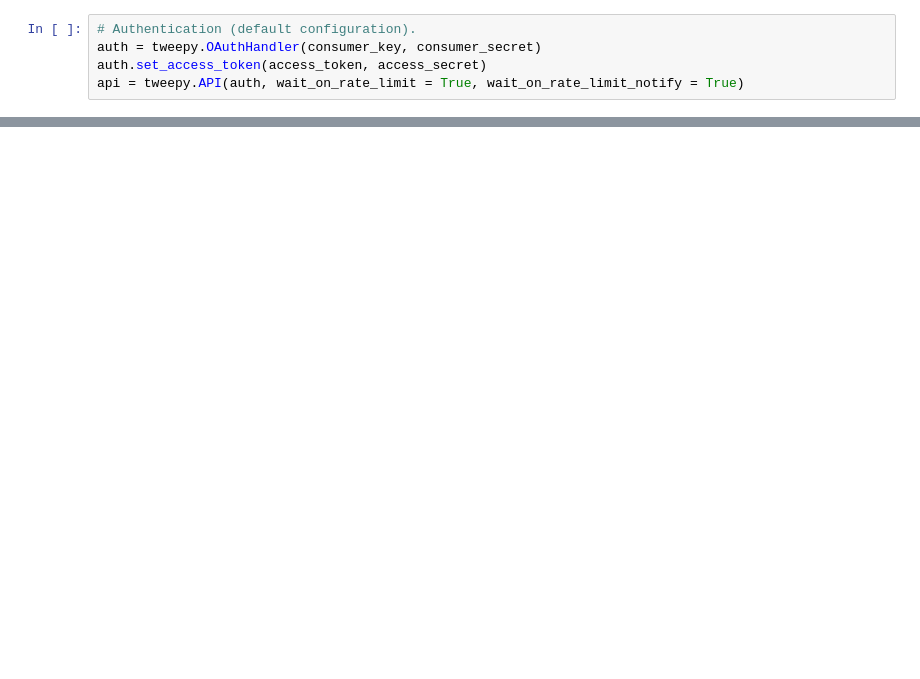
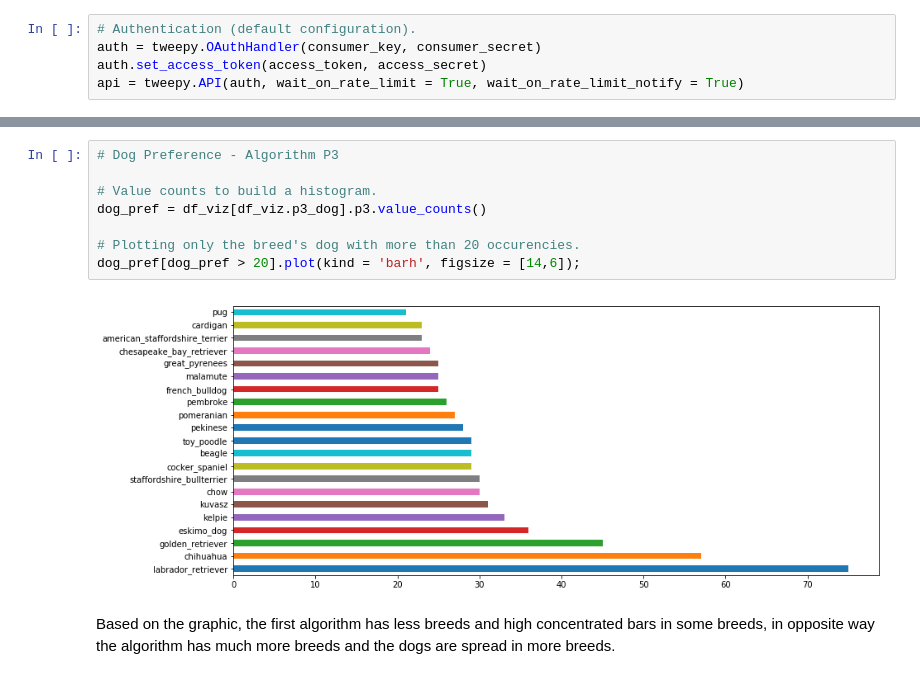
Before and after one commit to AndersonUyekita/ND111_data_science_foundations_02, a Jupyter notebook: 03-Chapter03/00-Project_02/nd111_udacity_project_02.ipynb, the cells around one changed output, grey strips where cells are left out. Cells and saved outputs as stored; diff of their text form; blank space fills up the shorter version.

```diff
--- a/03-Chapter03/00-Project_02/nd111_udacity_project_02.ipynb
+++ b/03-Chapter03/00-Project_02/nd111_udacity_project_02.ipynb
@@ -718,0 +1583,12 @@ I have consulted this websites to perform this project.
+# %%
+# Dog Preference - Algorithm P3
+
+# Value counts to build a histogram.
+dog_pref = df_viz[df_viz.p3_dog].p3.value_counts()
+
+# Plotting only the breed's dog with more than 20 occurencies.
+dog_pref[dog_pref > 20].plot(kind = 'barh', figsize = [14,6]);
+# %% [output]
+[figure, added]
+# %% [markdown]
+Based on the graphic, the first algorithm has less breeds and high concentrated bars in some breeds, in opposite way the algorithm has much more breeds and the dogs are spread in more breeds.
```
Also changed, not shown: parts of 162 cells of this notebook, 4 other files.
